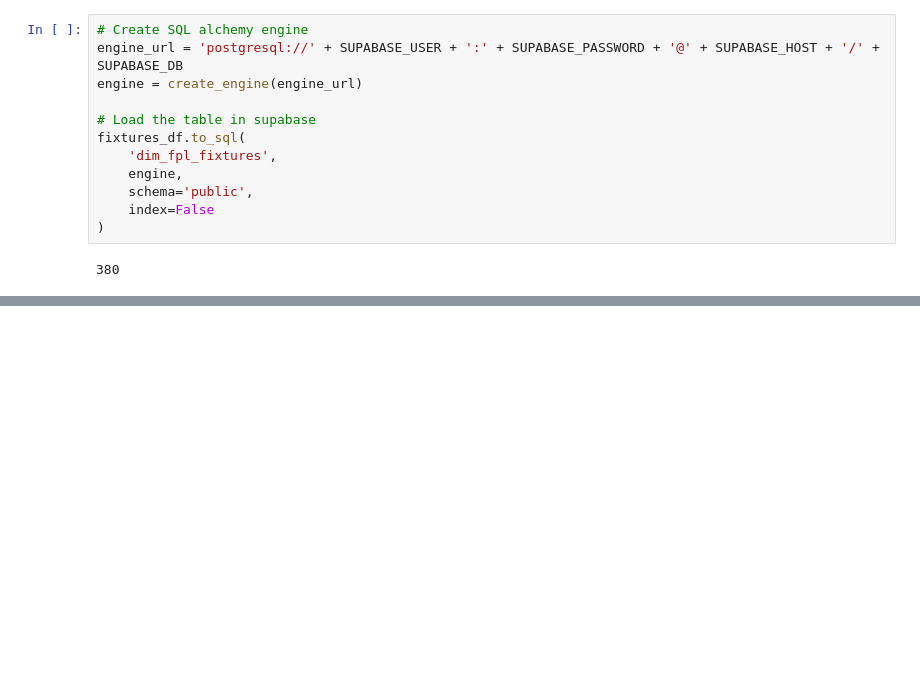
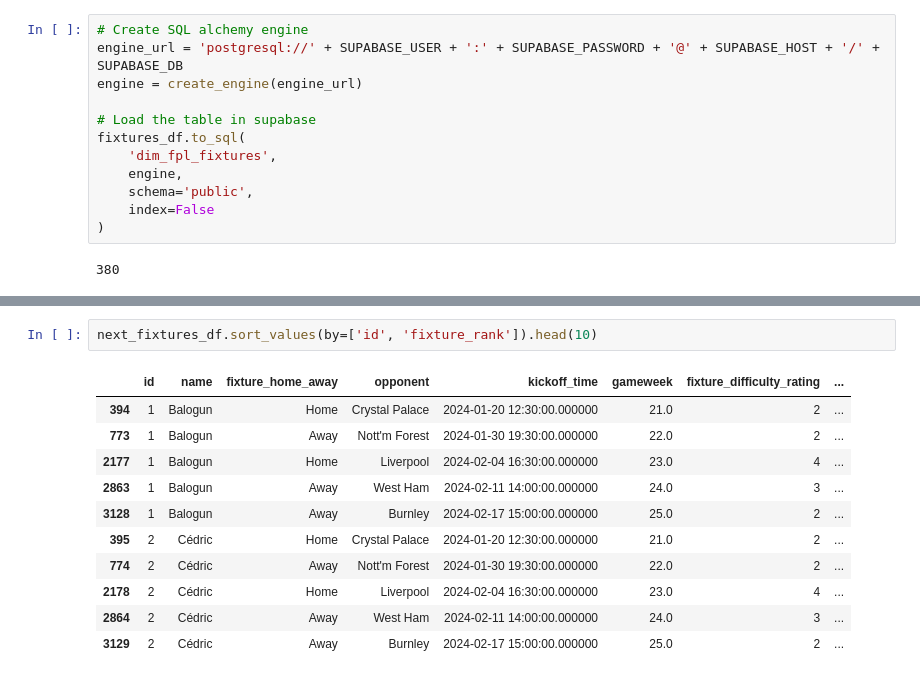
Before and after one commit to prathamesh043/FPL-Optimizer, a Jupyter notebook: fpl_fixtures/fpl_fixtures.ipynb, the cells around one changed output, grey strips where cells are left out. Drawn from its saved outputs; the diff is of its cells as text; blank space fills up the shorter version.

```diff
--- a/fpl_fixtures/fpl_fixtures.ipynb
+++ b/fpl_fixtures/fpl_fixtures.ipynb
@@ -135,0 +279,14 @@ fixtures_df.to_sql(
+# %%
+next_fixtures_df.sort_values(by=['id', 'fixture_rank']).head(10)
+# %% [output]
+|  | id | name | fixture_home_away | opponent | kickoff_time | gameweek | fixture_difficulty_rating | ... |
+| 394 | 1 | Balogun | Home | Crystal Palace | 2024-01-20 12:30:00.000000 | 21.0 | 2 | ... |
+| 773 | 1 | Balogun | Away | Nott'm Forest | 2024-01-30 19:30:00.000000 | 22.0 | 2 | ... |
+| 2177 | 1 | Balogun | Home | Liverpool | 2024-02-04 16:30:00.000000 | 23.0 | 4 | ... |
+| 2863 | 1 | Balogun | Away | West Ham | 2024-02-11 14:00:00.000000 | 24.0 | 3 | ... |
+| 3128 | 1 | Balogun | Away | Burnley | 2024-02-17 15:00:00.000000 | 25.0 | 2 | ... |
+| 395 | 2 | Cédric | Home | Crystal Palace | 2024-01-20 12:30:00.000000 | 21.0 | 2 | ... |
+| 774 | 2 | Cédric | Away | Nott'm Forest | 2024-01-30 19:30:00.000000 | 22.0 | 2 | ... |
+| 2178 | 2 | Cédric | Home | Liverpool | 2024-02-04 16:30:00.000000 | 23.0 | 4 | ... |
+| 2864 | 2 | Cédric | Away | West Ham | 2024-02-11 14:00:00.000000 | 24.0 | 3 | ... |
+| 3129 | 2 | Cédric | Away | Burnley | 2024-02-17 15:00:00.000000 | 25.0 | 2 | ... |
```
Also changed, not shown: parts of 7 cells of this notebook, 2 other files.
